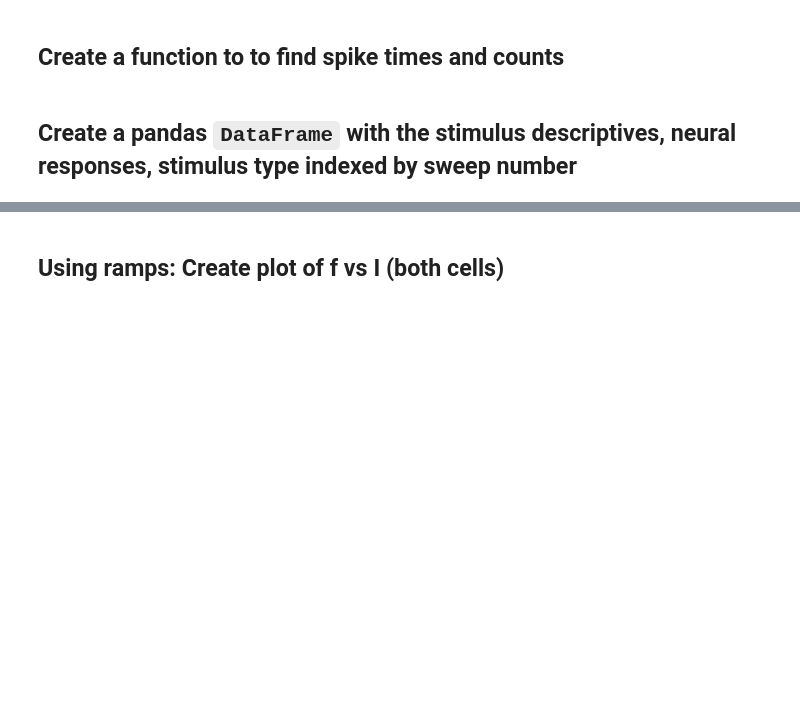
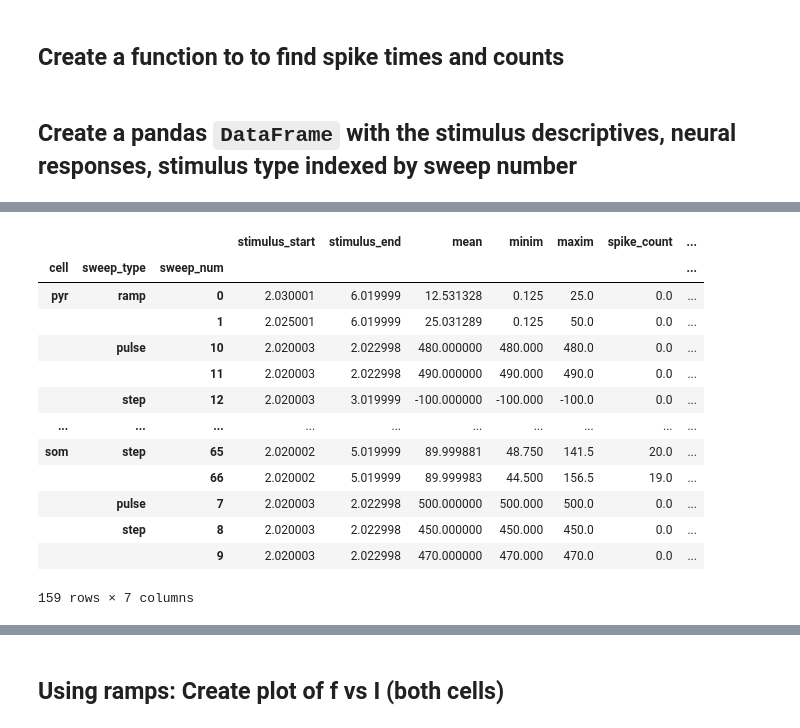
Before and after one commit to badralbanna/quantitative-neuroscience, a Jupyter notebook: (BFA) WS 1.ipynb, the cells around one changed output, grey strips where cells are left out. Saved outputs shown, nothing was run; the diff lists cells and outputs as text; code cells hidden in the pictures; blank space fills up the shorter version.

```diff
--- a/(BFA) WS 1.ipynb
+++ b/(BFA) WS 1.ipynb
@@ -211,0 +361,17 @@ for group in h5data1:
+# %%
+df_grp
+# %% [output]
+|  |  |  | stimulus_start | stimulus_end | mean | minim | maxim | spike_count | ... |
+| cell | sweep_type | sweep_num |  |  |  |  |  |  | ... |
+| pyr | ramp | 0 | 2.030001 | 6.019999 | 12.531328 | 0.125 | 25.0 | 0.0 | ... |
+|  |  | 1 | 2.025001 | 6.019999 | 25.031289 | 0.125 | 50.0 | 0.0 | ... |
+|  | pulse | 10 | 2.020003 | 2.022998 | 480.000000 | 480.000 | 480.0 | 0.0 | ... |
+|  |  | 11 | 2.020003 | 2.022998 | 490.000000 | 490.000 | 490.0 | 0.0 | ... |
+|  | step | 12 | 2.020003 | 3.019999 | -100.000000 | -100.000 | -100.0 | 0.0 | ... |
+| ... | ... | ... | ... | ... | ... | ... | ... | ... | ... |
+| som | step | 65 | 2.020002 | 5.019999 | 89.999881 | 48.750 | 141.5 | 20.0 | ... |
+|  |  | 66 | 2.020002 | 5.019999 | 89.999983 | 44.500 | 156.5 | 19.0 | ... |
+|  | pulse | 7 | 2.020003 | 2.022998 | 500.000000 | 500.000 | 500.0 | 0.0 | ... |
+|  | step | 8 | 2.020003 | 2.022998 | 450.000000 | 450.000 | 450.0 | 0.0 | ... |
+|  |  | 9 | 2.020003 | 2.022998 | 470.000000 | 470.000 | 470.0 | 0.0 | ... |
+159 rows × 7 columns
```
Also changed, not shown: parts of 15 cells of this notebook.
